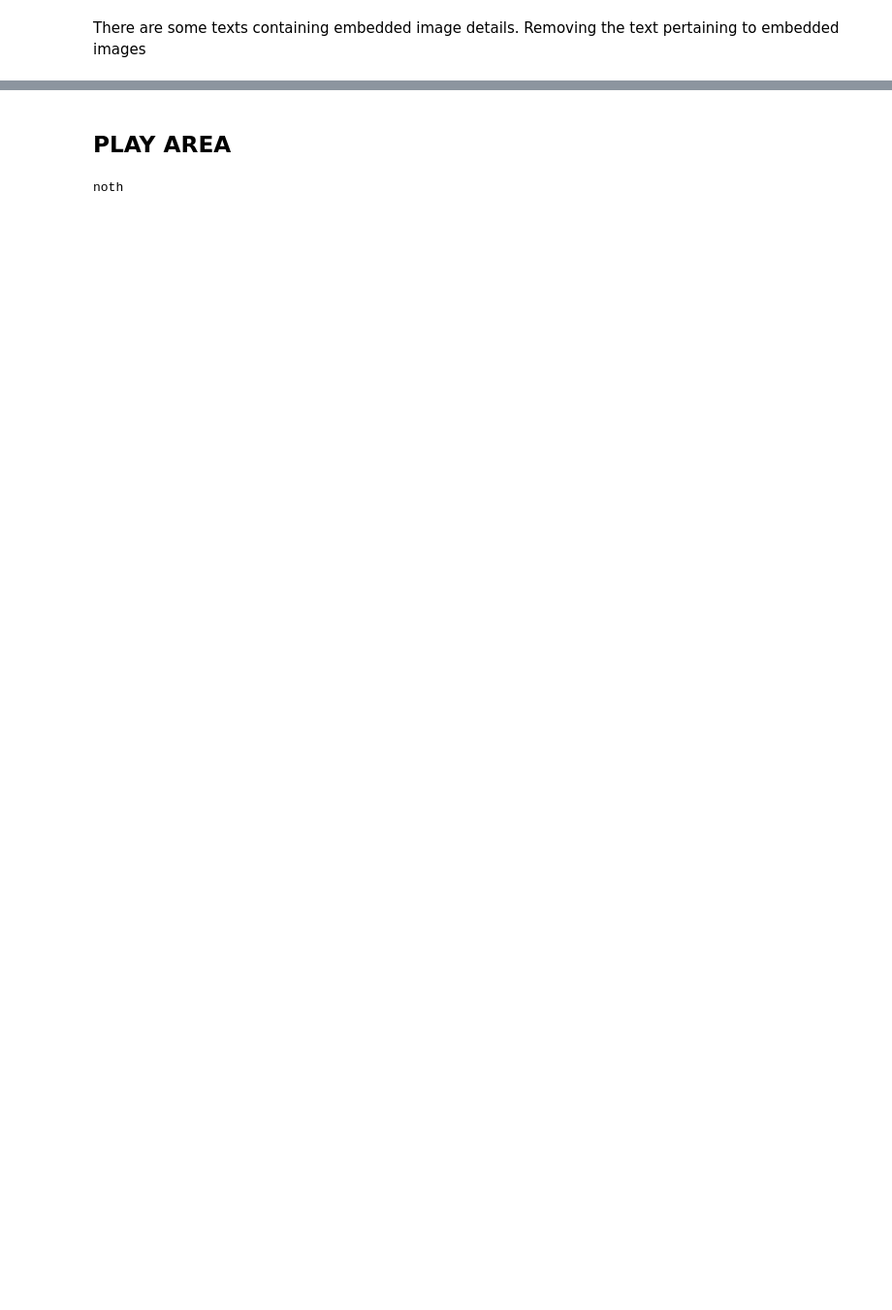
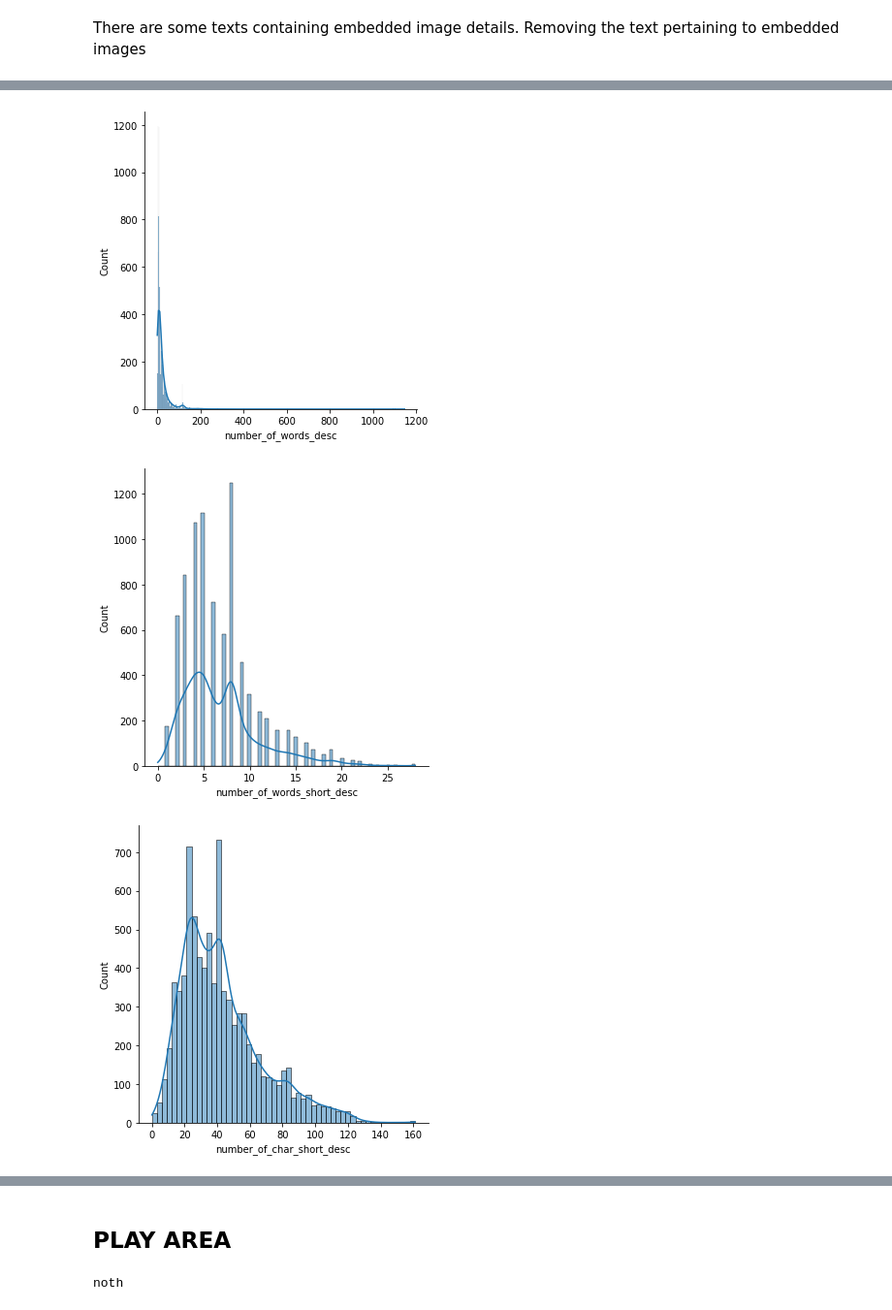
Before and after one commit to prasadpn/Ticket-Assignment, a Jupyter notebook: PP_AutomaticTicketAssignment.ipynb, the cells around one changed output, grey strips where cells are left out. Shown: that part at 97% size. Saved outputs shown, nothing was run; the diff lists cells and outputs as text; code cells hidden in the pictures; blank space fills up the shorter version.

```diff
--- a/PP_AutomaticTicketAssignment.ipynb
+++ b/PP_AutomaticTicketAssignment.ipynb
@@ -437,0 +664,7 @@ ata_data[ata_data['Short description']=='no login options in erp']
+# %%
+for displot_col in ata_data.select_dtypes(include = 'number').columns:
+    sns.displot(ata_data, x = displot_col, kde=True)
+# %% [output]
+[figure, added]
+[figure, added]
+[figure, added]
```
Also changed, not shown: parts of 60 cells of this notebook.
